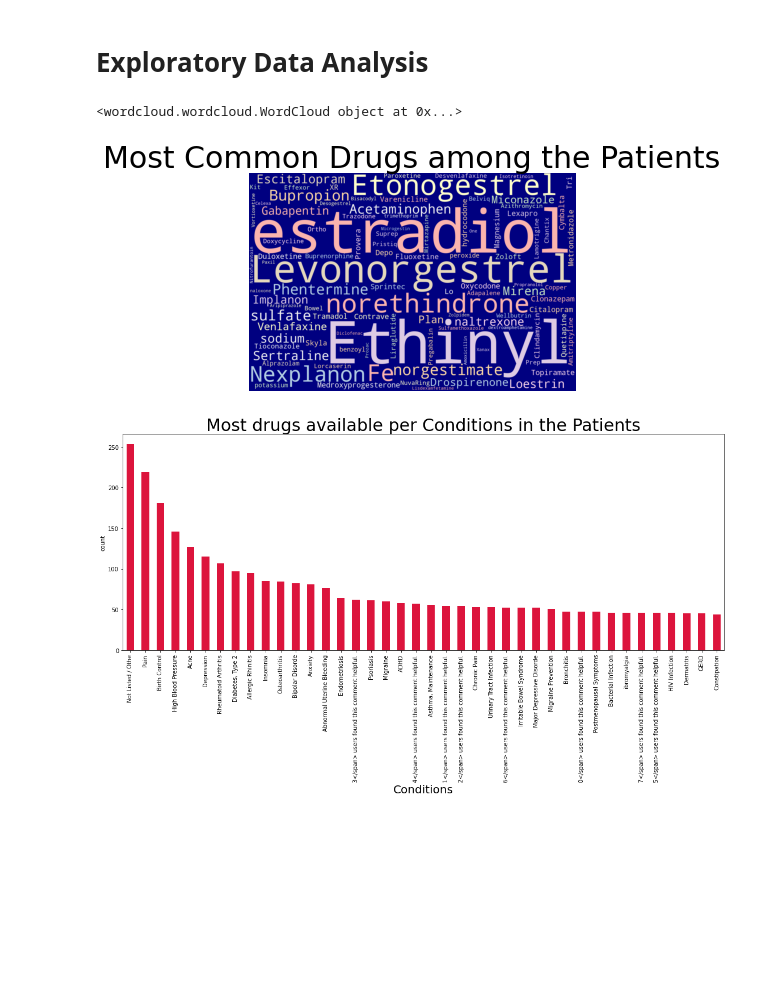
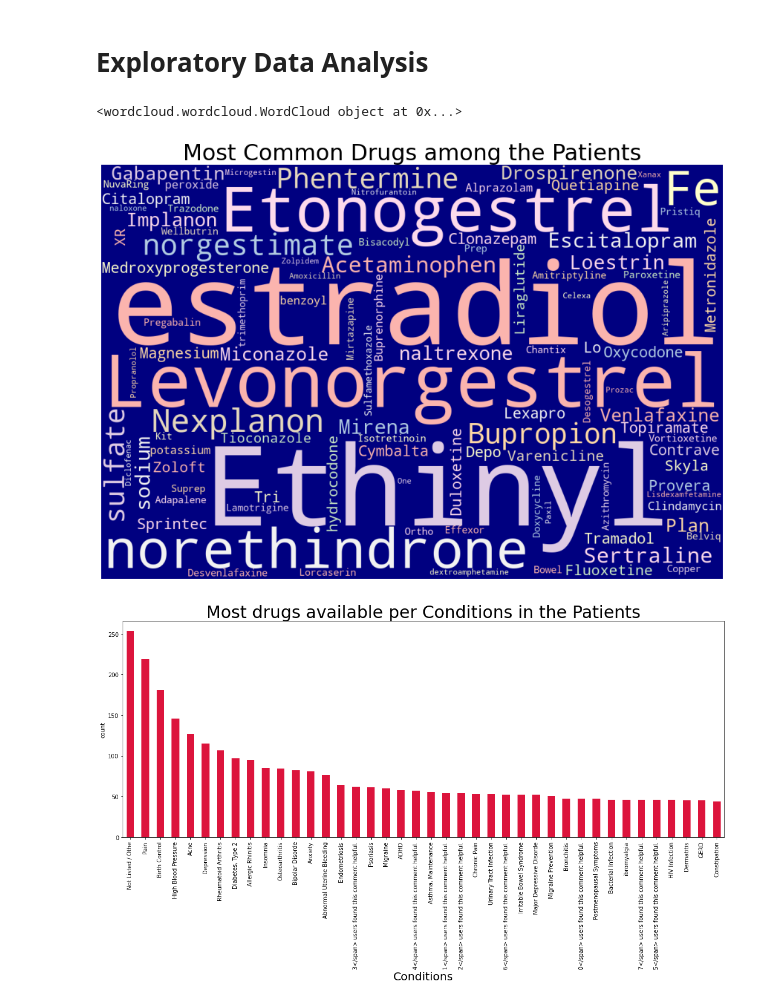
Before and after one commit to harsh-ux/Sentiment-Analysis-of-Drug-Reviews, a Jupyter notebook: Pill_Recommendation.ipynb, the cells around one changed output. Cells and saved outputs as stored; diff of their text form; code cells hidden in the pictures; blank space fills up the shorter version.

```diff
--- a/Pill_Recommendation.ipynb
+++ b/Pill_Recommendation.ipynb
@@ -103,16 +104,16 @@ def listToString(s):
 # %%
 stopwords = set(STOPWORDS)
 textString=listToString(data["drugName"])
-wordcloud = WordCloud(max_words = 100, width = 1500, height = 1000, random_state=1, background_color='navy', colormap='Pastel1', collocations=False, stopwords = STOPWORDS).generate(textString)
-
+wordcloud = WordCloud(max_words = 100, width = 1200, height = 800, random_state=1, background_color='navy', colormap='Pastel1', collocations=False, stopwords = STOPWORDS).generate(textString)
+plt.rcParams['figure.figsize'] = (15, 15)
 plt.title('Most Common Drugs among the Patients', fontsize = 30)
 print(wordcloud)
 plt.axis('off')
 plt.imshow(wordcloud)
 plt.show()
 # %% [output]
 <wordcloud.wordcloud.WordCloud object at 0x...>
-[figure, old version]
+[figure, new version]
 # %%
 data.groupby(['condition'])['drugName'].nunique().sort_values(ascending = False).head(40).plot.bar(figsize = (19, 7), color = 'crimson')
 plt.title('Most drugs available per Conditions in the Patients', fontsize = 30)
```
Also changed, not shown: parts of 13 cells of this notebook.
